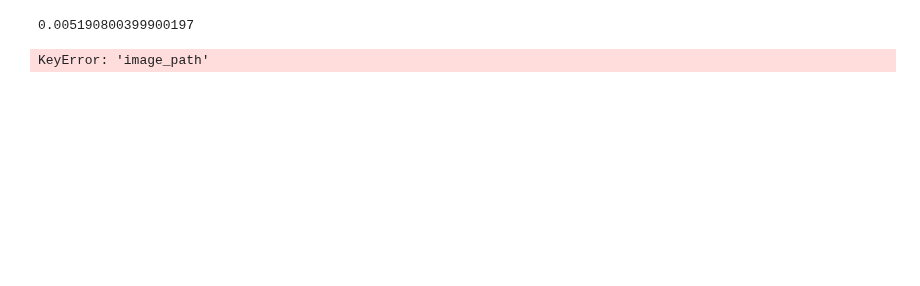
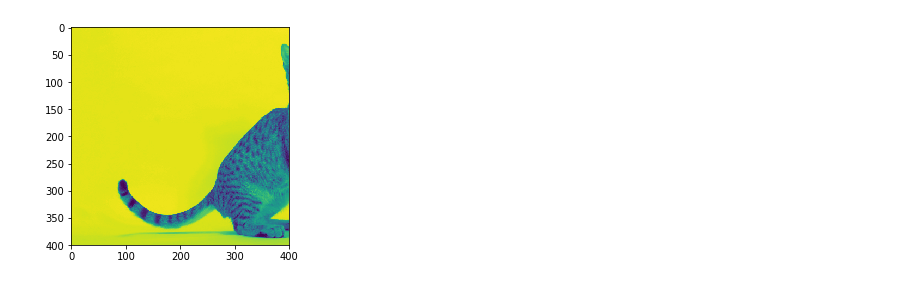
Before and after one commit to FrancescoSaverioZuppichini/Master-Thesis, a Jupyter notebook: core/estimators/datasets/Untitled.ipynb, the cells around one changed output. Saved outputs shown, nothing was run; the diff lists cells and outputs as text; code cells hidden in the pictures; blank space fills up the shorter version.

```diff
--- a/core/estimators/datasets/Untitled.ipynb
+++ b/core/estimators/datasets/Untitled.ipynb
@@ -16,8 +11,0 @@ ds = TraversabilityDataset(df, get_transform(92), time_window=100)
-# %%
-ds.df['advancement'].mean()
-# %% [output]
-0.005190800399900197
-# %%
-ds[-1]
-# %% [output]
-KeyError: 'image_path'
@@ -23,0 +19,16 @@ KeyError: 'image_path'
+# %%
+img = cv2.imread('/home/francesco/Desktop/cat.jpg')
+img = cv2.cvtColor(img, cv2.COLOR_BGR2GRAY)
+
+plt.imshow(img)
+
+images = view_as_windows(img, 400, 100)
+
+
+images[0][0]
+plt.imshow(images[0][0])
+
+img_pil = Image.fromarray(images[0][0])
+rotate(img_pil, 270).show()
+# %% [output]
+[figure, added]
```
Also changed, not shown: parts of 5 cells of this notebook, 5 other files.
